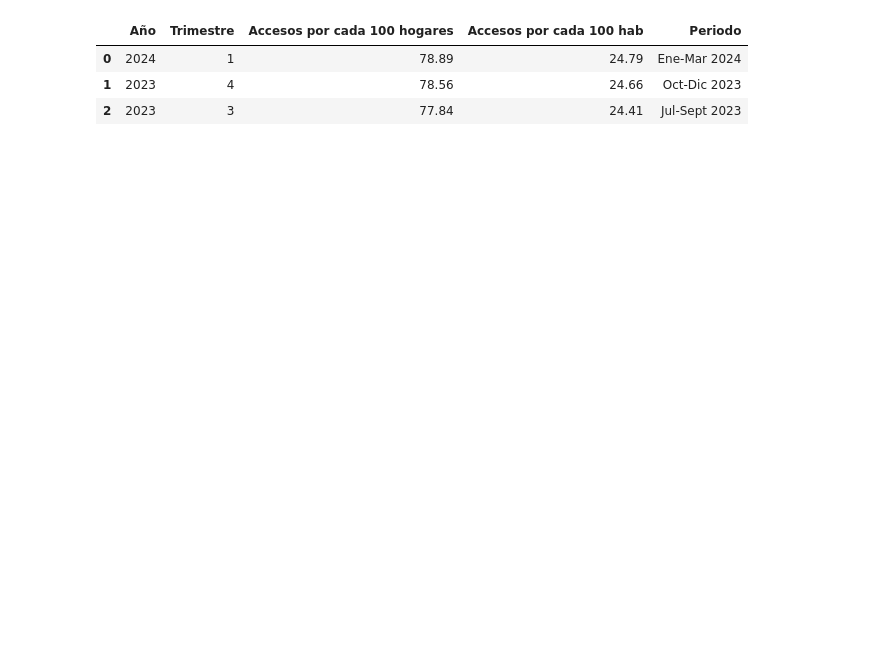
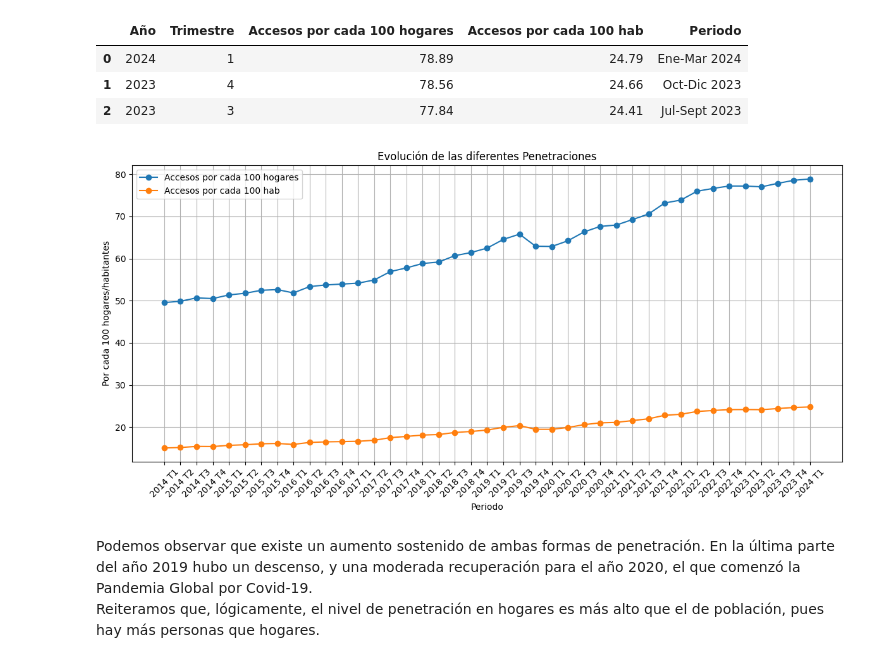
Before and after one commit to gastorellano/Proyecto_telecomunicaciones, a Jupyter notebook: Notebooks/EDA.ipynb, the cells around one changed output. Saved outputs shown, nothing was run; the diff lists cells and outputs as text; code cells hidden in the pictures; blank space fills up the shorter version.

```diff
--- a/Notebooks/EDA.ipynb
+++ b/Notebooks/EDA.ipynb
@@ -380,3 +381,25 @@ df_penet_total.head(3)
 | 0 | 2024 | 1 | 78.89 | 24.79 | Ene-Mar 2024 |
 | 1 | 2023 | 4 | 78.56 | 24.66 | Oct-Dic 2023 |
 | 2 | 2023 | 3 | 77.84 | 24.41 | Jul-Sept 2023 |
+# %%
+df_penet_total = df_penet_total.drop(['Periodo'], axis=1)
+df_penet_total['Periodo'] = df_penet_total['Año'].astype(str) + ' T' + df_penet_total['Trimestre'].astype(str)
+df_penet_total = df_penet_total.iloc[::-1]
+
+plt.figure(figsize=(12, 6))
+plt.plot(df_penet_total['Periodo'], df_penet_total['Accesos por cada 100 hogares'], marker='o', label='Accesos por cada 100 hogares')
+plt.plot(df_penet_total['Periodo'], df_penet_total['Accesos por cada 100 hab'], marker='o', label='Accesos por cada 100 hab')
+
+plt.title('Evolución de las diferentes Penetraciones')
+plt.xlabel('Periodo')
+plt.ylabel('Por cada 100 hogares/habitantes')
+plt.legend(loc='upper left')
+plt.grid(True)
+plt.xticks(rotation=45)
+plt.tight_layout()
+plt.show()
+# %% [output]
+[figure, added]
+# %% [markdown]
+Podemos observar que existe un aumento sostenido de ambas formas de penetración. En la última parte del año 2019 hubo un descenso, y una moderada recuperación para el año 2020, el que comenzó la Pandemia Global por Covid-19.<br>
+Reiteramos que, lógicamente, el nivel de penetración en hogares es más alto que el de población, pues hay más personas que hogares.
```
Also changed, not shown: parts of 2 cells of this notebook, 3 other files.
